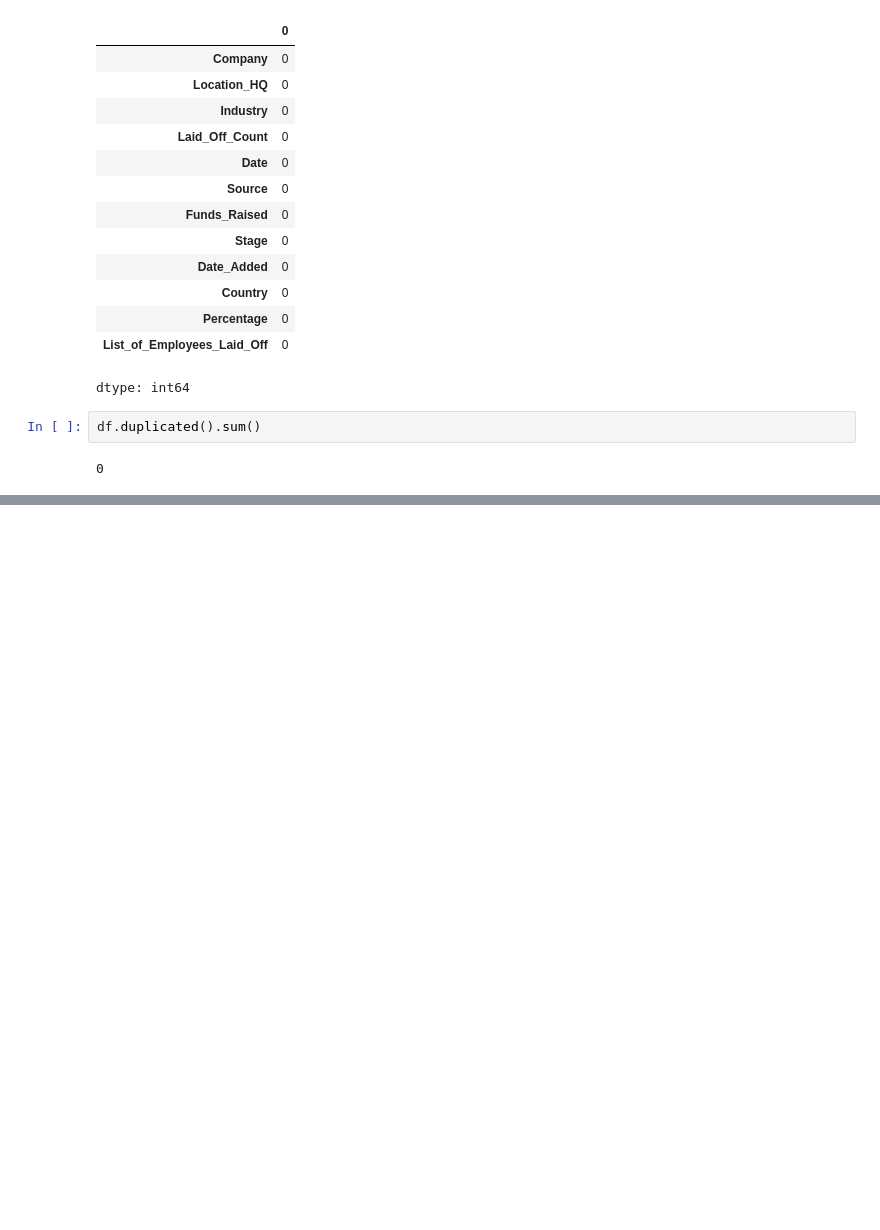
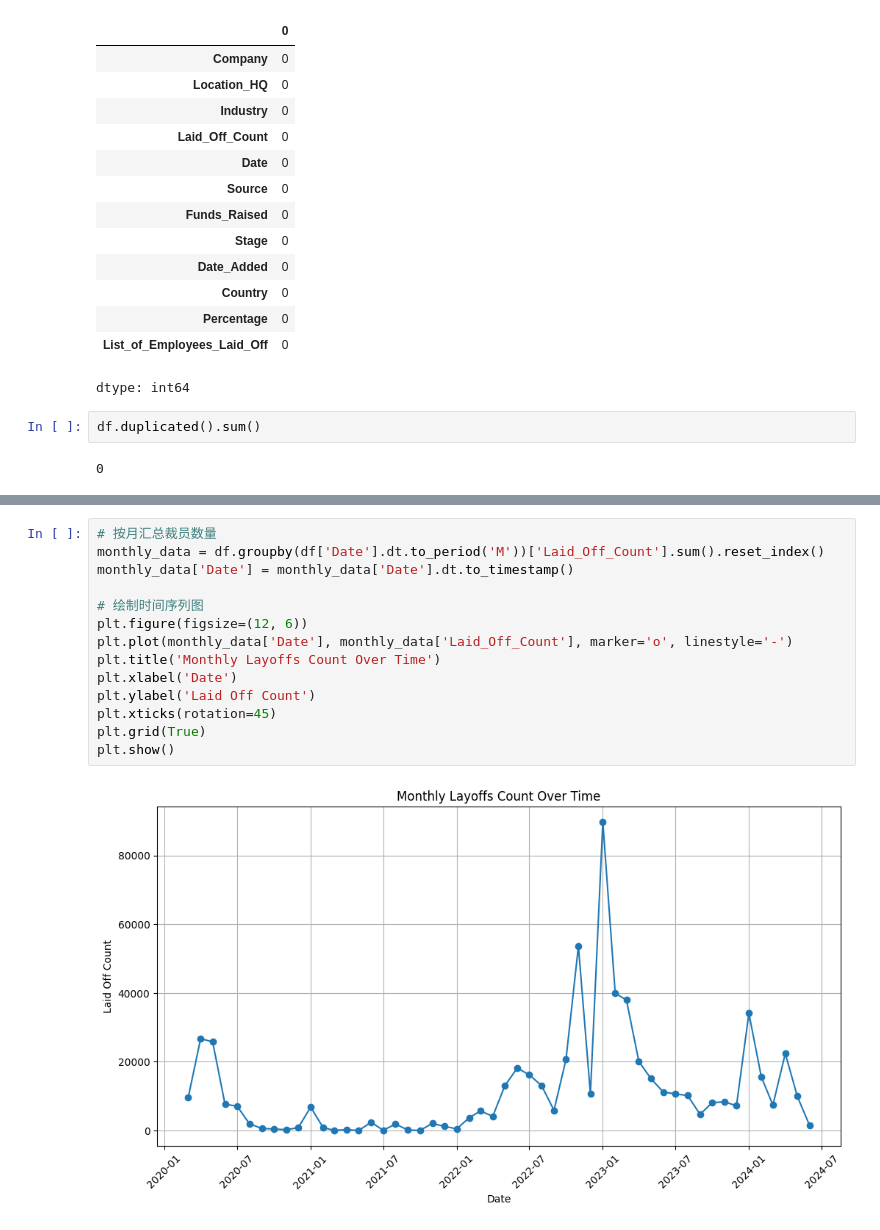
Before and after one commit to Shawn1yu/2020-2024-layoff_data_visualization, a Jupyter notebook: Layoff_Data_Visualization.ipynb, the cells around one changed output, grey strips where cells are left out. Drawn from its saved outputs; the diff is of its cells as text; blank space fills up the shorter version.

```diff
--- a/Layoff_Data_Visualization.ipynb
+++ b/Layoff_Data_Visualization.ipynb
@@ -157,0 +196,16 @@ df.head()
+# %%
+# 按月汇总裁员数量
+monthly_data = df.groupby(df['Date'].dt.to_period('M'))['Laid_Off_Count'].sum().reset_index()
+monthly_data['Date'] = monthly_data['Date'].dt.to_timestamp()
+
+# 绘制时间序列图
+plt.figure(figsize=(12, 6))
+plt.plot(monthly_data['Date'], monthly_data['Laid_Off_Count'], marker='o', linestyle='-')
+plt.title('Monthly Layoffs Count Over Time')
+plt.xlabel('Date')
+plt.ylabel('Laid Off Count')
+plt.xticks(rotation=45)
+plt.grid(True)
+plt.show()
+# %% [output]
+[figure, added]
```
Also changed, not shown: parts of 13 cells of this notebook.
